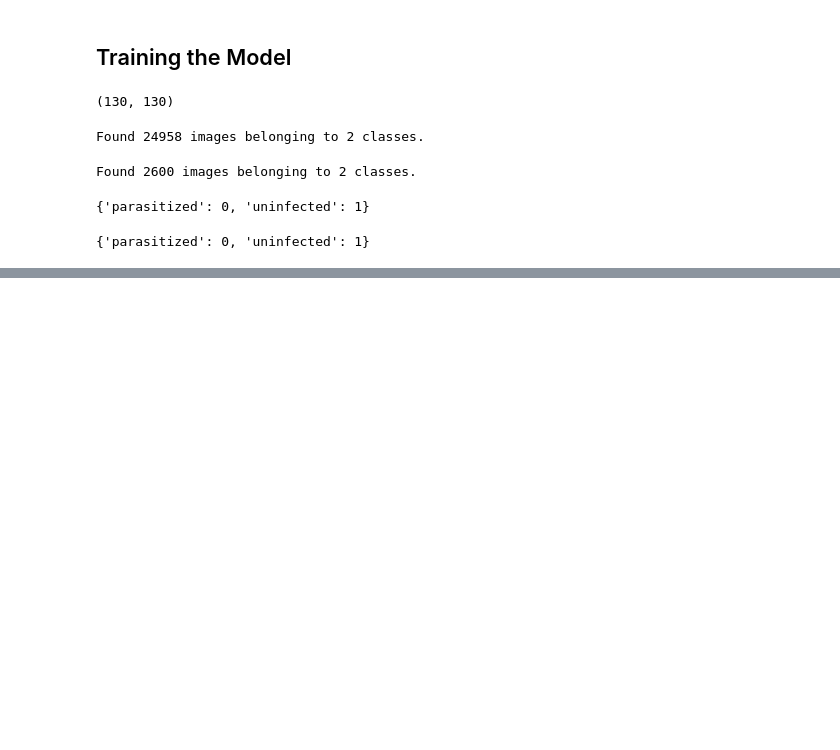
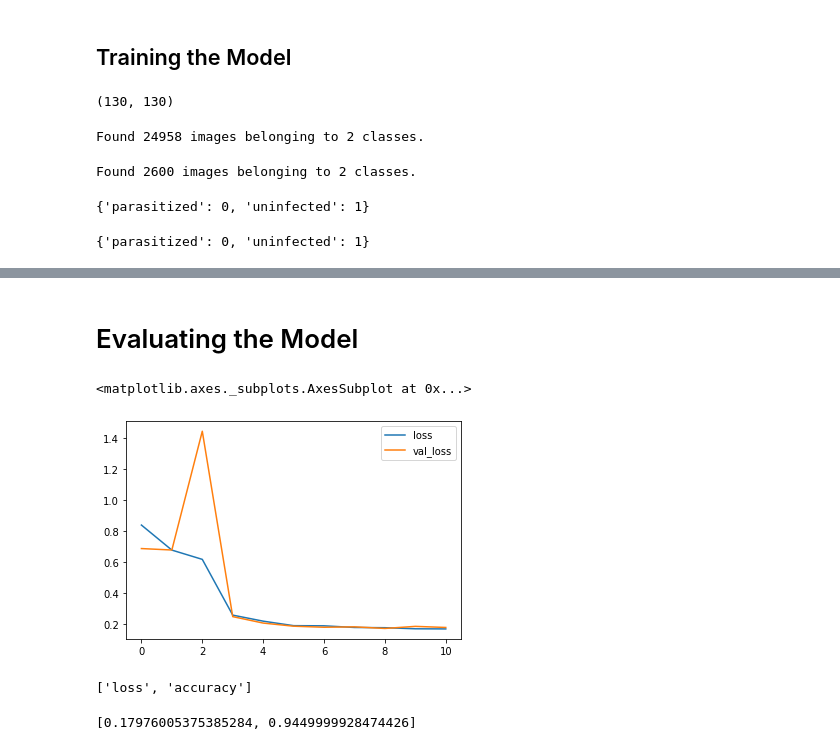
Before and after one commit to jordanfalcao/tensorflow2-deeplearning, a Jupyter notebook: 05-CNNs/03_Deep_Learning_Custom_Images_Malaria.ipynb, the cells around one changed output, grey strips where cells are left out. Cells and saved outputs as stored; diff of their text form; code cells hidden in the pictures; blank space fills up the shorter version.

Commit message:
Add Custom Images Malaria notebook - part 2

```diff
--- a/05-CNNs/03_Deep_Learning_Custom_Images_Malaria.ipynb
+++ b/05-CNNs/03_Deep_Learning_Custom_Images_Malaria.ipynb
@@ -348,0 +406,2 @@ model.save('malaria_detector.h5')
+# %% [markdown]
+# Evaluating the Model
@@ -348,0 +410,13 @@ model.save('malaria_detector.h5')
+# %%
+losses[['loss','val_loss']].plot()
+# %% [output]
+<matplotlib.axes._subplots.AxesSubplot at 0x...>
+[figure, added]
+# %%
+model.metrics_names
+# %% [output]
+['loss', 'accuracy']
+# %%
+model.evaluate_generator(test_image_gen)
+# %% [output]
+[0.17976005375385284, 0.9449999928474426]
```
Also changed, not shown: parts of 34 cells of this notebook.
